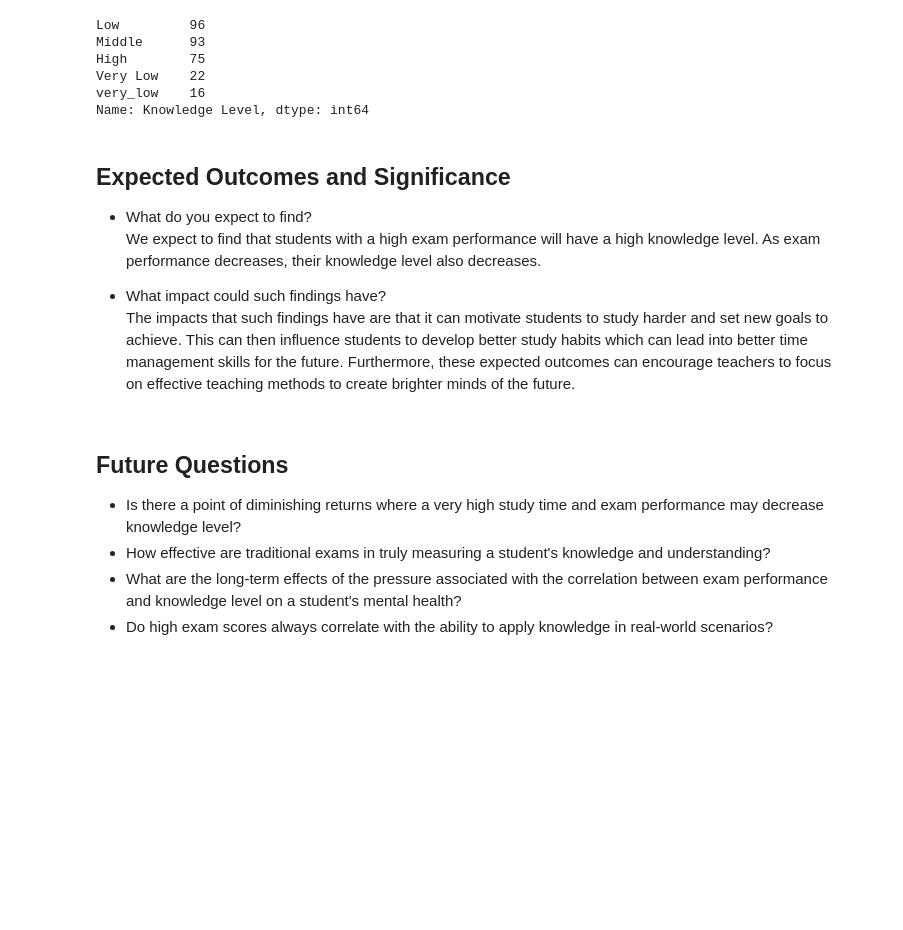
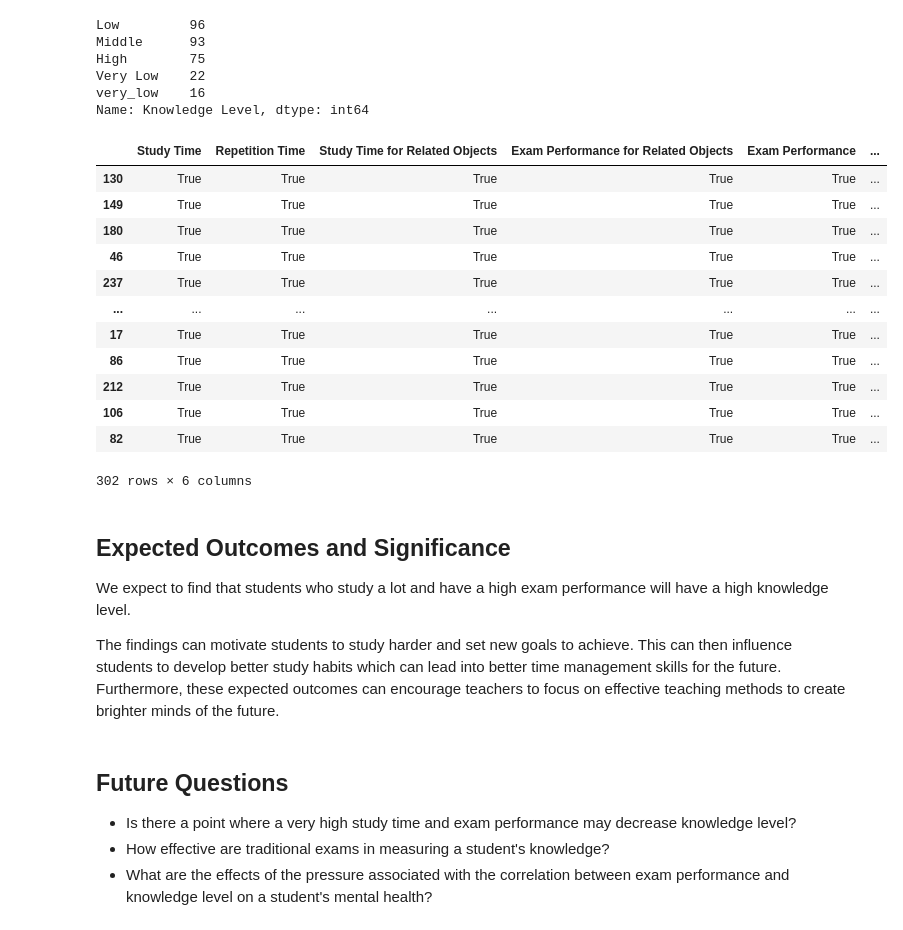
Before and after one commit to Perry2004/DSCI100Group29, a Jupyter notebook: proposal.ipynb, the cells around one changed output. Saved outputs shown, nothing was run; the diff lists cells and outputs as text; code cells hidden in the pictures; blank space fills up the shorter version.

```diff
--- a/proposal.ipynb
+++ b/proposal.ipynb
@@ -142,16 +140,29 @@ High        75
 Very Low    22
 very_low    16
 Name: Knowledge Level, dtype: int64
+# %%
+data_training.notna()
+# %% [output]
+|  | Study Time | Repetition Time | Study Time for Related Objects | Exam Performance for Related Objects | Exam Performance | ... |
+| 130 | True | True | True | True | True | ... |
+| 149 | True | True | True | True | True | ... |
+| 180 | True | True | True | True | True | ... |
+| 46 | True | True | True | True | True | ... |
+| 237 | True | True | True | True | True | ... |
+| ... | ... | ... | ... | ... | ... | ... |
+| 17 | True | True | True | True | True | ... |
+| 86 | True | True | True | True | True | ... |
+| 212 | True | True | True | True | True | ... |
+| 106 | True | True | True | True | True | ... |
+| 82 | True | True | True | True | True | ... |
+302 rows × 6 columns
 # %% [markdown]
 ## Expected Outcomes and Significance
-- What do you expect to find?
-We expect to find that students with a high exam performance will have a high knowledge level. As exam performance decreases, their knowledge level also decreases.
+We expect to find that students who study a lot and have a high exam performance will have a high knowledge level.
 
-- What impact could such findings have?
-The impacts that such findings have are that it can motivate students to study harder and set new goals to achieve. This can then influence students to develop better study habits which can lead into better time management skills for the future. Furthermore, these expected outcomes can encourage teachers to focus on effective teaching methods to create brighter minds of the future.
+The findings can motivate students to study harder and set new goals to achieve. This can then influence students to develop better study habits which can lead into better time management skills for the future. Furthermore, these expected outcomes can encourage teachers to focus on effective teaching methods to create brighter minds of the future.
 # %% [markdown]
 ## Future Questions
-- Is there a point of diminishing returns where a very high study time and exam performance may decrease knowledge level?
-- How effective are traditional exams in truly measuring a student's knowledge and understanding?
-- What are the long-term effects of the pressure associated with the correlation between exam performance and knowledge level on a student's mental health?
-- Do high exam scores always correlate with the ability to apply knowledge in real-world scenarios?
+- Is there a point where a very high study time and exam performance may decrease knowledge level?
+- How effective are traditional exams in measuring a student's knowledge?
+- What are the effects of the pressure associated with the correlation between exam performance and knowledge level on a student's mental health?
```
Also changed, not shown: parts of 2 cells of this notebook.
